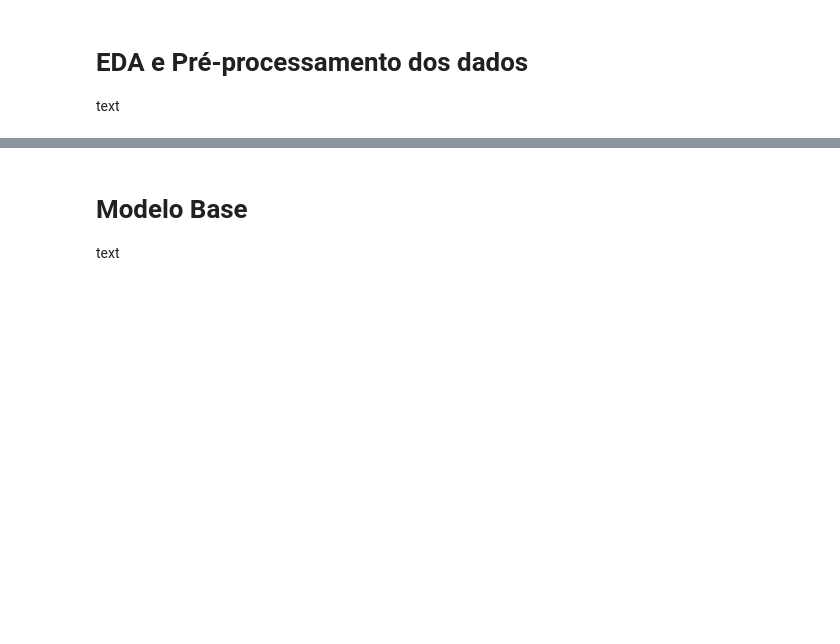
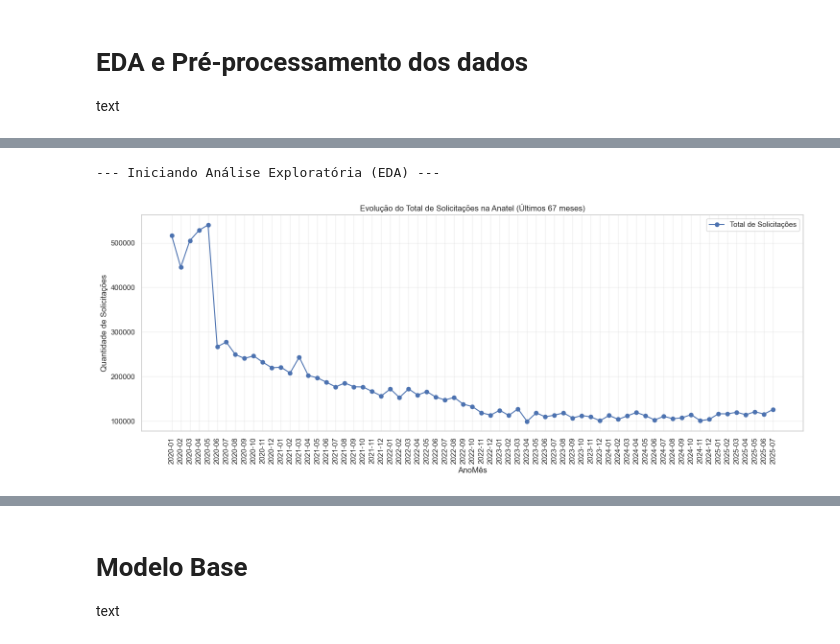
Before and after one commit to Cassimirogustavo/Projeto-Aplicado-4, a Jupyter notebook: cd_projeto_aplicado_IV_entrega_3.ipynb, the cells around one changed output, grey strips where cells are left out. Drawn from its saved outputs; the diff is of its cells as text; code cells hidden in the pictures; blank space fills up the shorter version.

```diff
--- a/cd_projeto_aplicado_IV_entrega_3.ipynb
+++ b/cd_projeto_aplicado_IV_entrega_3.ipynb
@@ -186,0 +360,6 @@ text
+# %%
+# c. Unificação de nomes (ex: Operadoras)
+# Usando a coluna 'Marca'
+print(f"Valores únicos em 'Marca' (antes): {df['Marca'].nunique()}")
+df['Marca'] = df['Marca'].apply(padronizar_nome)
+print(f"Valores únicos em 'Marca' (depois): {df['Marca'].nunique()}")
@@ -186,0 +376,11 @@ text
+# %%
+# 4. Análise Exploratória (EDA)
+
+# Usando a coluna 'SOLICITAÇÕES'
+print("Agregando dados por mês...")
+reclamacoes_tempo = df.groupby('AnoMês')['SOLICITAÇÕES'].sum().reset_index()
+reclamacoes_tempo = reclamacoes_tempo.tail(67) #Limitando aos últimos 67 meses
+reclamacoes_tempo = reclamacoes_tempo.set_index('AnoMês')
+
+print("\n--- Dataset agregado (reclamacoes_tempo) pronto para análise ---")
+print(reclamacoes_tempo.head())
@@ -186,0 +398,17 @@ text
+# %%
+print("\n--- Iniciando Análise Exploratória (EDA) ---")
+
+# a. Visualização da Série Temporal Últimos 67 meses
+plt.figure(figsize=(15, 6))
+plt.plot(reclamacoes_tempo.index, reclamacoes_tempo['SOLICITAÇÕES'], label='Total de Solicitações', marker='o')
+plt.title('Evolução do Total de Solicitações na Anatel (Últimos 67 meses)')
+plt.xlabel('AnoMês')
+plt.ylabel('Quantidade de Solicitações')
+plt.grid(True, alpha=0.3)
+plt.xticks(rotation=90)
+plt.tight_layout()
+plt.legend()
+plt.show()
+# %% [output]
+--- Iniciando Análise Exploratória (EDA) ---
+[figure, added]
```
Also changed, not shown: parts of 22 cells of this notebook, 1 other file.
